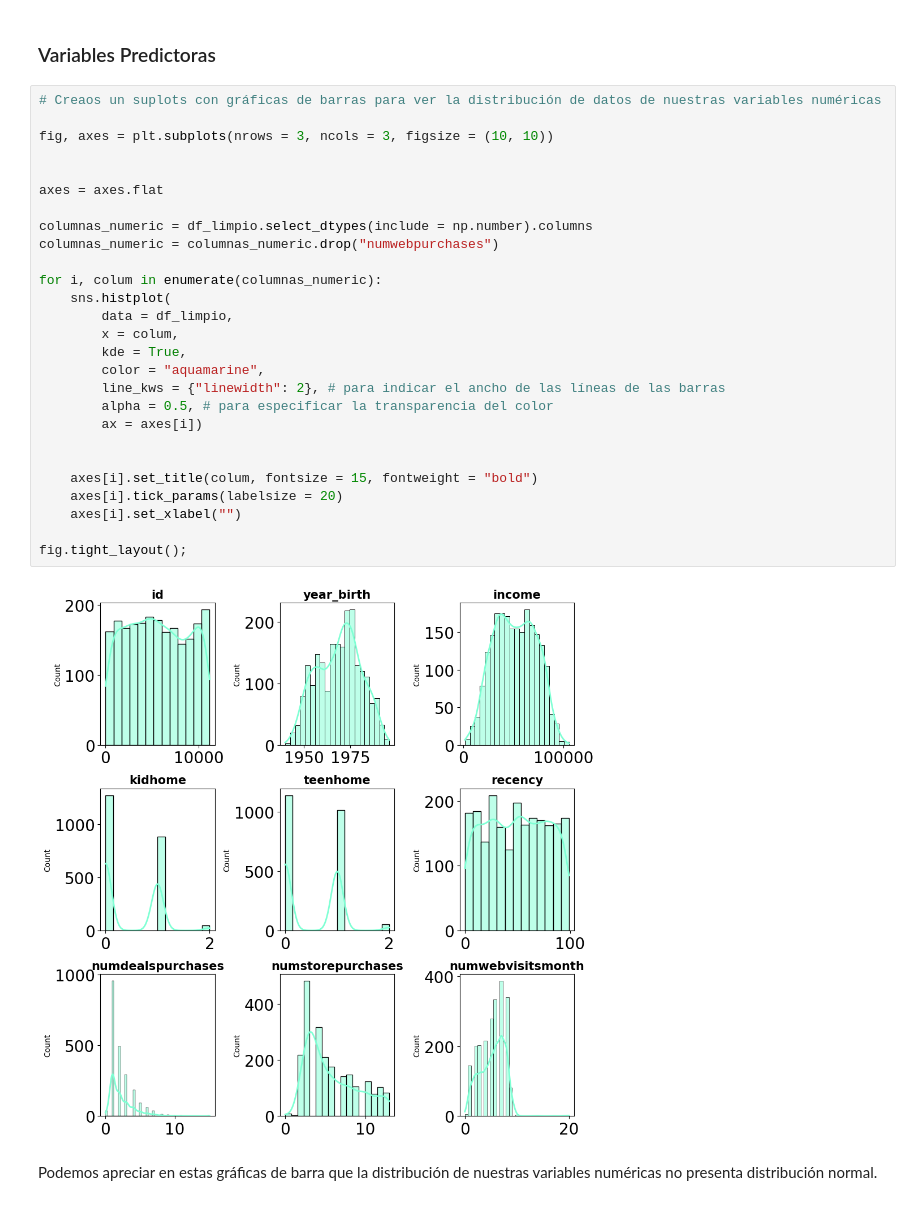
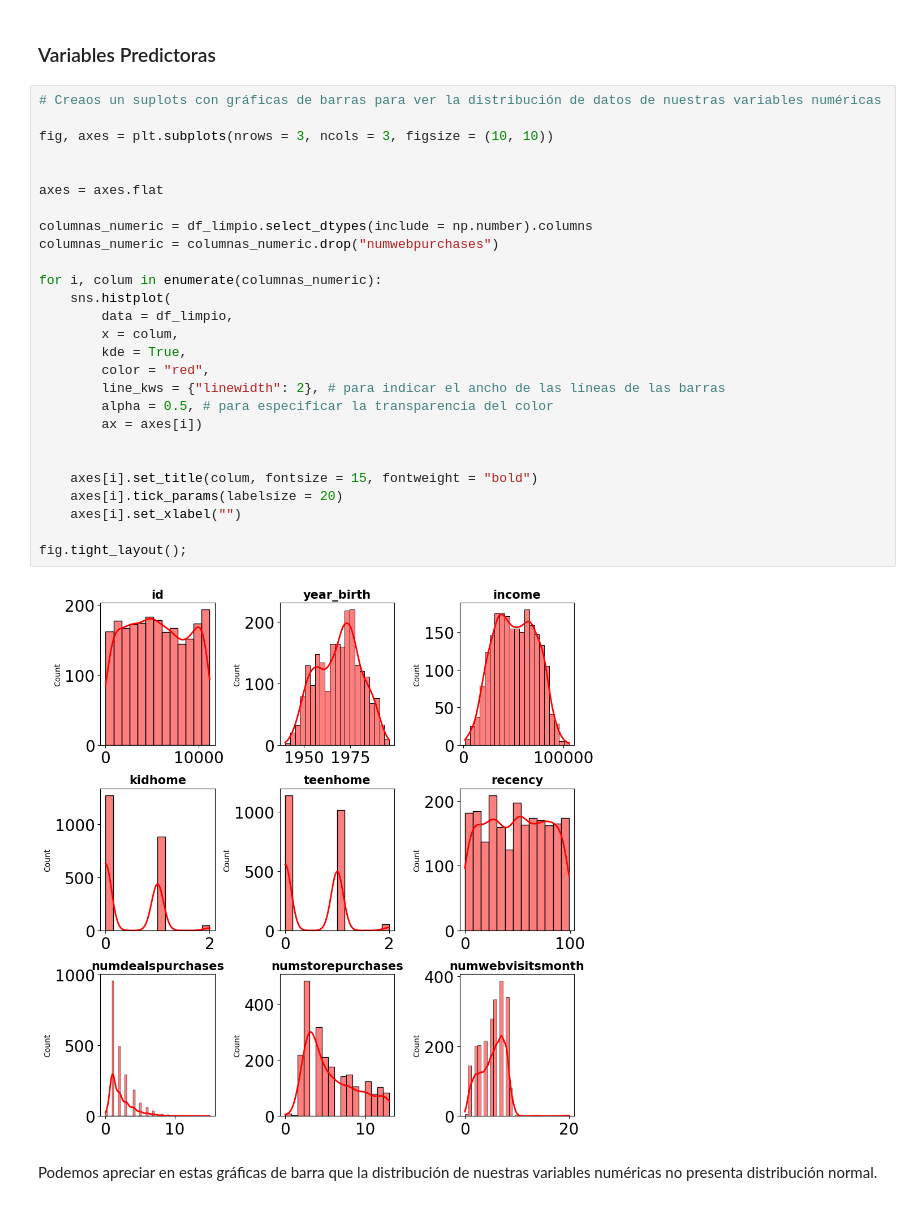
Before and after one commit to Adalab/DA-promo-c-modulo-3-sprint-1-Sila-Silvia, a Jupyter notebook: Leccion-1-Intro-Machine-Learning/Leccion-1-Intro-Machine-Learning.ipynb, the cells around one changed output. Cells and saved outputs as stored; diff of their text form.

```diff
--- a/Leccion-1-Intro-Machine-Learning/Leccion-1-Intro-Machine-Learning.ipynb
+++ b/Leccion-1-Intro-Machine-Learning/Leccion-1-Intro-Machine-Learning.ipynb
@@ -336,32 +336,32 @@ Con la visualización de la gráfica distplot podemos ver la distribución y den
 # %%
 # Creaos un suplots con gráficas de barras para ver la distribución de datos de nuestras variables numéricas
 
 fig, axes = plt.subplots(nrows = 3, ncols = 3, figsize = (10, 10))
 
 
 axes = axes.flat
 
 columnas_numeric = df_limpio.select_dtypes(include = np.number).columns
 columnas_numeric = columnas_numeric.drop("numwebpurchases")
 
 for i, colum in enumerate(columnas_numeric):
     sns.histplot(
         data = df_limpio,
         x = colum,
         kde = True,
-        color = "aquamarine",
+        color = "red",
         line_kws = {"linewidth": 2}, # para indicar el ancho de las líneas de las barras
         alpha = 0.5, # para especificar la transparencia del color
         ax = axes[i])
 
 
     axes[i].set_title(colum, fontsize = 15, fontweight = "bold")
     axes[i].tick_params(labelsize = 20)
     axes[i].set_xlabel("")
 
 fig.tight_layout();
 # %% [output]
-[figure, old version]
+[figure, new version]
 # %% [markdown]
 Podemos apreciar en estas gráficas de barra que la distribución de nuestras variables numéricas no presenta distribución normal.
 # %%
```
Also changed, not shown: parts of 8 cells of this notebook, 3 other files.
